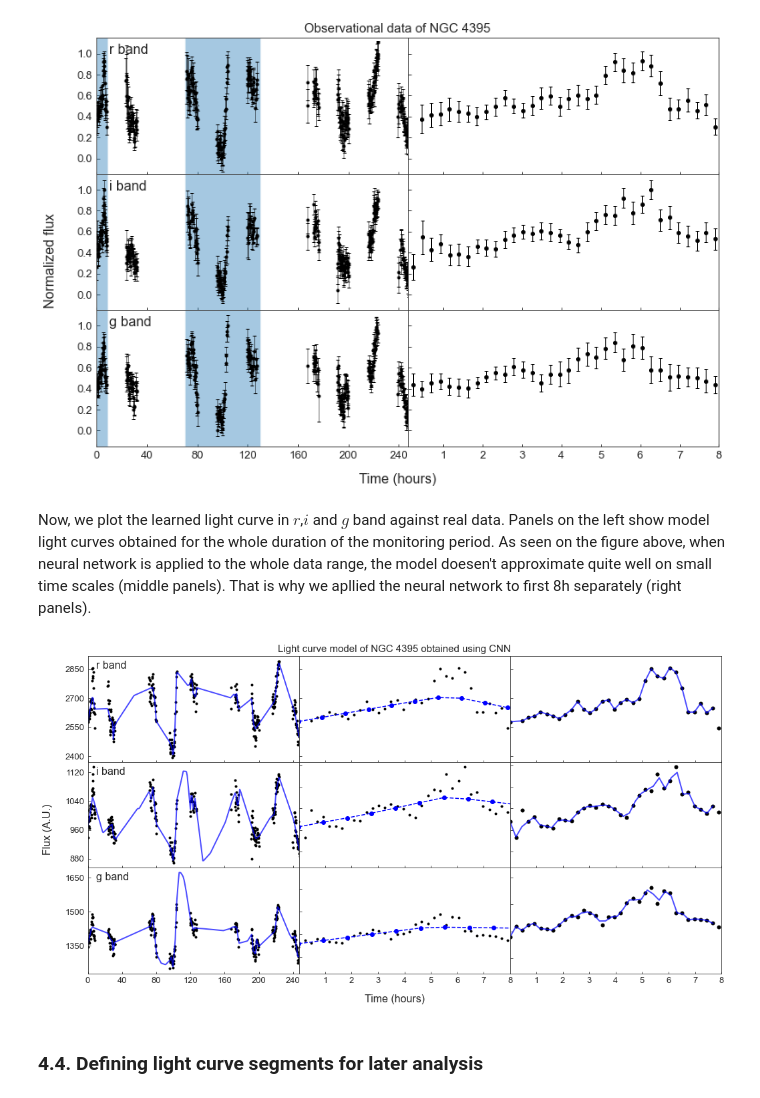
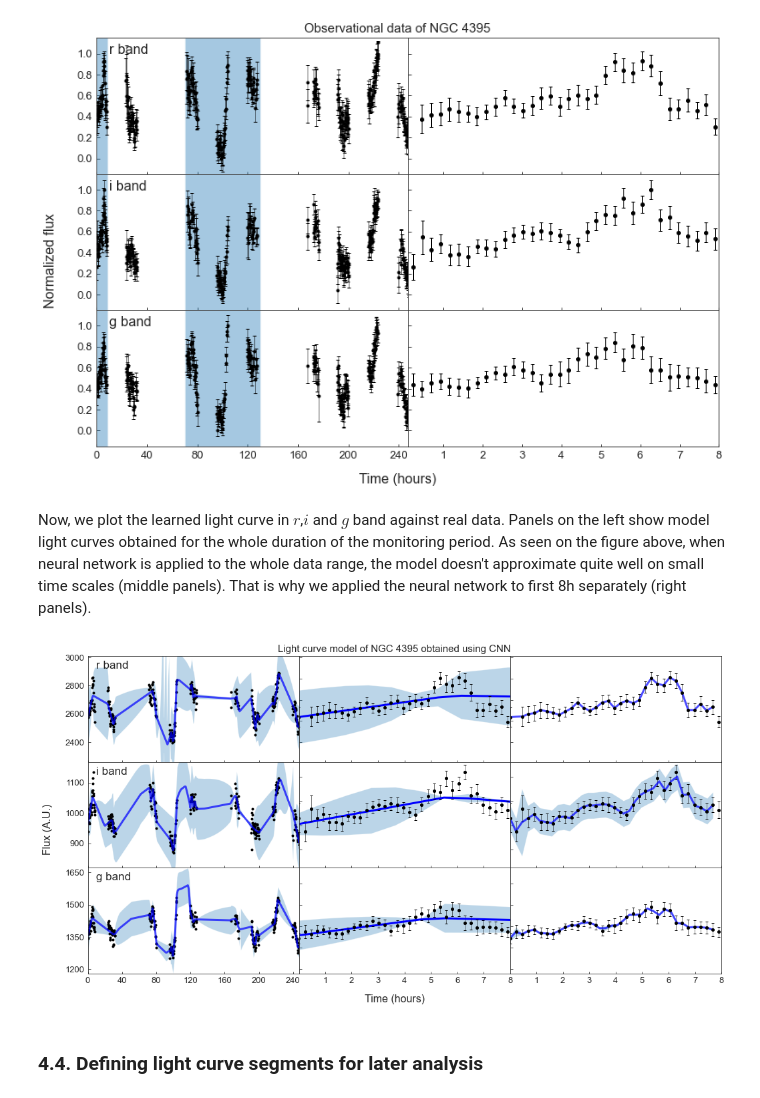
Before and after one commit to LSST-sersag/dle, a Jupyter notebook: notebooks/DLE-PhotoRM.ipynb, the cells around one changed output. Cells and saved outputs as stored; diff of their text form; code cells hidden in the pictures.

Commit message:
added functional notebook + data

```diff
--- a/notebooks/DLE-PhotoRM.ipynb
+++ b/notebooks/DLE-PhotoRM.ipynb
@@ -78,20 +79,20 @@ We will read the observational data in all three filters, and store them into th
 # %%
 # Light curve 1 (contains emisson line):
-r = pd.read_csv('lc_r.txt', header=0, sep=" ", skipinitialspace=True, usecols=[0,1,2])
+r = pd.read_csv('data/obs_data/lc_r.txt', header=0, sep=" ", skipinitialspace=True, usecols=[0,1,2])
 
 # Light curve 2 (contains only continuum):
-i = pd.read_csv('lc_i.txt', header=0, sep=" ", skipinitialspace=True, usecols=[0,1,2])
+i = pd.read_csv('data/obs_data/lc_i.txt', header=0, sep=" ", skipinitialspace=True, usecols=[0,1,2])
 
 # Additional light curves for testing
-g = pd.read_csv('lc_g.txt', header=0, sep=" ", skipinitialspace=True, usecols=[0,1,2])
+g = pd.read_csv('data/obs_data/lc_g.txt', header=0, sep=" ", skipinitialspace=True, usecols=[0,1,2])
 
-# Light curves from CNN --> flux
-r_cnn = pd.read_csv('results_CNN/r_flux.txt', header=0, sep=" ", skipinitialspace=True)
-i_cnn = pd.read_csv('results_CNN/i_flux.txt', header=0, sep=" ", skipinitialspace=True)
-g_cnn = pd.read_csv('results_CNN/g_flux.txt', header=0, sep=" ", skipinitialspace=True)
+# Light curves from DLE1 --> flux
+r_cnp = pd.read_csv('data/CNP_models/r_flux.txt', header=0, sep=" ", skipinitialspace=True)
+i_cnp = pd.read_csv('data/CNP_models/i_flux.txt', header=0, sep=" ", skipinitialspace=True)
+g_cnp = pd.read_csv('data/CNP_models/g_flux.txt', header=0, sep=" ", skipinitialspace=True)
 
-# Light curves from CNN --> flux(8h)
-r_cnn8 = pd.read_csv('results_CNN/r_flux_8_hours.txt', header=0, sep=" ", skipinitialspace=True)
-i_cnn8 = pd.read_csv('results_CNN/i_flux_8_hours.txt', header=0, sep=" ", skipinitialspace=True)
-g_cnn8 = pd.read_csv('results_CNN/g_flux_8_hours.txt', header=0, sep=" ", skipinitialspace=True)
+# Light curves from DLE1 --> flux(8h)
+r_cnp8 = pd.read_csv('data/CNP_models/r_flux_8_hours.txt', header=0, sep=" ", skipinitialspace=True)
+i_cnp8 = pd.read_csv('data/CNP_models/i_flux_8_hours.txt', header=0, sep=" ", skipinitialspace=True)
+g_cnp8 = pd.read_csv('data/CNP_models/g_flux_8_hours.txt', header=0, sep=" ", skipinitialspace=True)
 # %% [markdown]
@@ -164,17 +155,19 @@ r.head()
 # %% [markdown]
 Model light curves are already stored in correct format (hours and flux), we only need to do flux normalization.
 # %%
-lcs_cnn = [r_cnn, i_cnn, g_cnn]
-lcs_cnn8 = [r_cnn8, i_cnn8, g_cnn8]
+lcs_cnp = [r_cnp, i_cnp, g_cnp]
+lcs_cnp8 = [r_cnp8, i_cnp8, g_cnp8]
 filters = ['r','i','g']
 time = 'hours'
 
-for lc, filt in zip(lcs_cnn, filters):
+for lc, filt in zip(lcs_cnp, filters):
     lc['norm_flux'] = (lc['flux'] - lc['flux'].min())/(lc['flux'].max() - lc['flux'].min())
+    lc['norm_flux_err'] = (1/(lc['flux'].max()-lc['flux'].min()))*lc['conf']
 
-for lc,filt in zip(lcs_cnn8, filters):
-    # Calculate error in percents
-    err_perc = lc['conf']/lc['flux']
+for lc,filt in zip(lcs_cnp8, filters):
     # Add normalized flux and its error
     lc['norm_flux'] = (lc['flux'] - lc['flux'].min())/(lc['flux'].max() - lc['flux'].min()) # add normalized flux
     lc['norm_flux_err'] = (1/(lc['flux'].max()-lc['flux'].min()))*lc['conf']
+
+lcs_cnp = [r_cnp, i_cnp, g_cnp]
+lcs_cnp8 = [r_cnp8, i_cnp8, g_cnp8]
@@ -198,11 +182,11 @@ photRM.plot_obs_data(lcs, filters=['r','i','g'])
 # %% [output]
 [figure]
 # %% [markdown]
-Now, we plot the learned light curve in $r$,$i$ and $g$ band against real data. Panels on the left show model light curves obtained for the whole duration of the monitoring period. As seen on the figure above, when neural network is applied to the whole data range, the model doesen't approximate quite well on small time scales (middle panels). That is why we apllied the neural network to first 8h separately (right panels).
+Now, we plot the learned light curve in $r$,$i$ and $g$ band against real data. Panels on the left show model light curves obtained for the whole duration of the monitoring period. As seen on the figure above, when neural network is applied to the whole data range, the model doesn't approximate quite well on small time scales (middle panels). That is why we applied the neural network to first 8h separately (right panels).
 # %%
-photRM.plot_cnn_data(lcs_cnn, lcs_cnn8, lcs, filters=['r','i','g'])
+photRM.plot_cnp_data(lcs_cnp, lcs_cnp8, lcs, filters=['r','i','g'])
 # %% [output]
-[figure, old version]
+[figure, new version]
 # %% [markdown]
 ### 4.4. Defining light curve segments for later analysis
 # %% [markdown]
```
Also changed, not shown: parts of 39 cells of this notebook, 53 other files.
